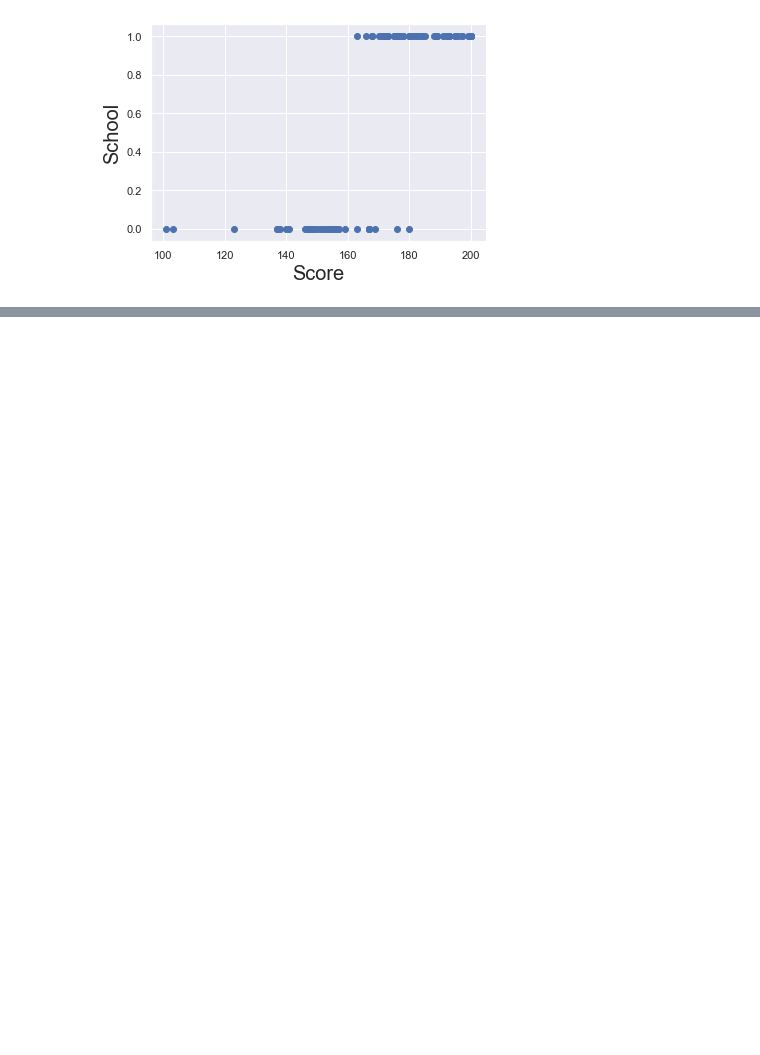
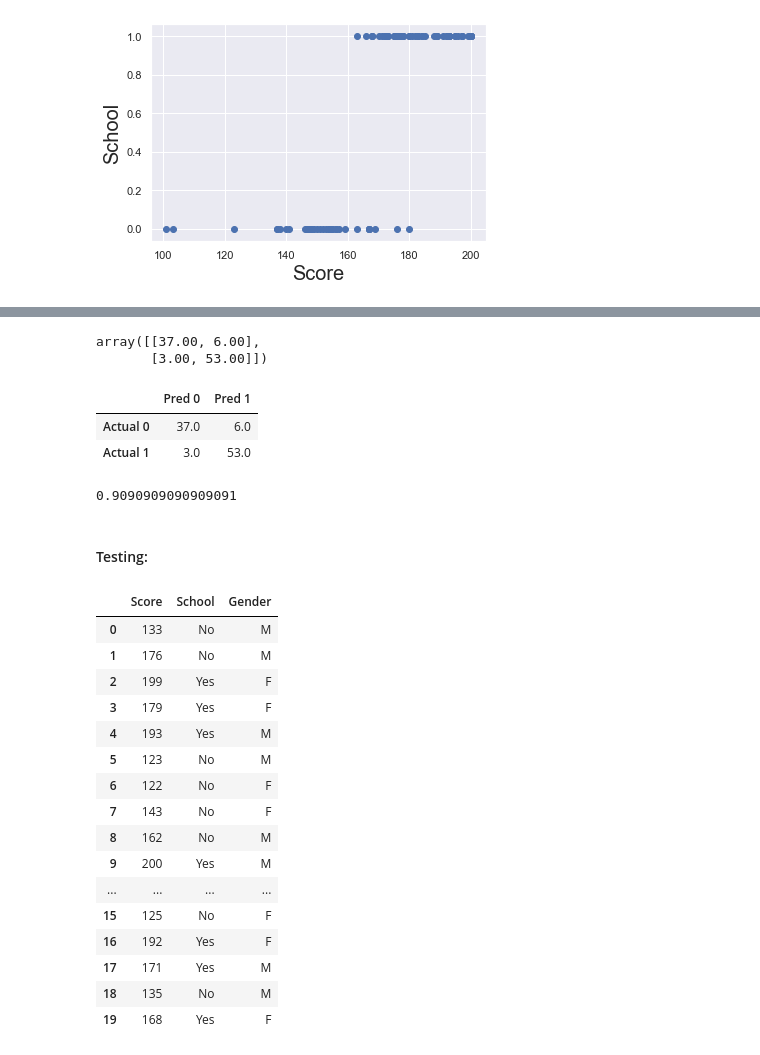
Before and after one commit to AlicjaKS/logistic-regression, a Jupyter notebook: LOGISTIC REGRESSION.ipynb, the cells around one changed output, grey strips where cells are left out. Drawn from its saved outputs; the diff is of its cells as text; code cells hidden in the pictures; blank space fills up the shorter version.

```diff
--- a/LOGISTIC REGRESSION.ipynb
+++ b/LOGISTIC REGRESSION.ipynb
@@ -96,0 +162,44 @@ plt.show()
+# %%
+results_log_SCORE.pred_table()
+# %% [output]
+array([[37.00, 6.00],
+       [3.00, 53.00]])
+# %%
+matrix = pd.DataFrame(results_log_SCORE.pred_table())
+matrix.columns = ['Pred 0', 'Pred 1']
+matrix = matrix.rename(index={0:'Actual 0', 1:'Actual 1'})
+matrix
+# %% [output]
+|  | Pred 0 | Pred 1 |
+| Actual 0 | 37.0 | 6.0 |
+| Actual 1 | 3.0 | 53.0 |
+# %%
+confusion = np.array(matrix)
+accuracy_train = (confusion[0,0]+confusion[1,1])/confusion.sum()
+accuracy_train
+# %% [output]
+0.9090909090909091
+# %% [markdown]
+#### Testing:
+# %%
+test = pd.read_csv('TESTdataset_school.csv')
+# %%
+test
+# %% [output]
+|  | Score | School | Gender |
+| 0 | 133 | No | M |
+| 1 | 176 | No | M |
+| 2 | 199 | Yes | F |
+| 3 | 179 | Yes | F |
+| 4 | 193 | Yes | M |
+| 5 | 123 | No | M |
+| 6 | 122 | No | F |
+| 7 | 143 | No | F |
+| 8 | 162 | No | M |
+| 9 | 200 | Yes | M |
+| ... | ... | ... | ... |
+| 15 | 125 | No | F |
+| 16 | 192 | Yes | F |
+| 17 | 171 | Yes | M |
+| 18 | 135 | No | M |
+| 19 | 168 | Yes | F |
```
Also changed, not shown: parts of 27 cells of this notebook.
